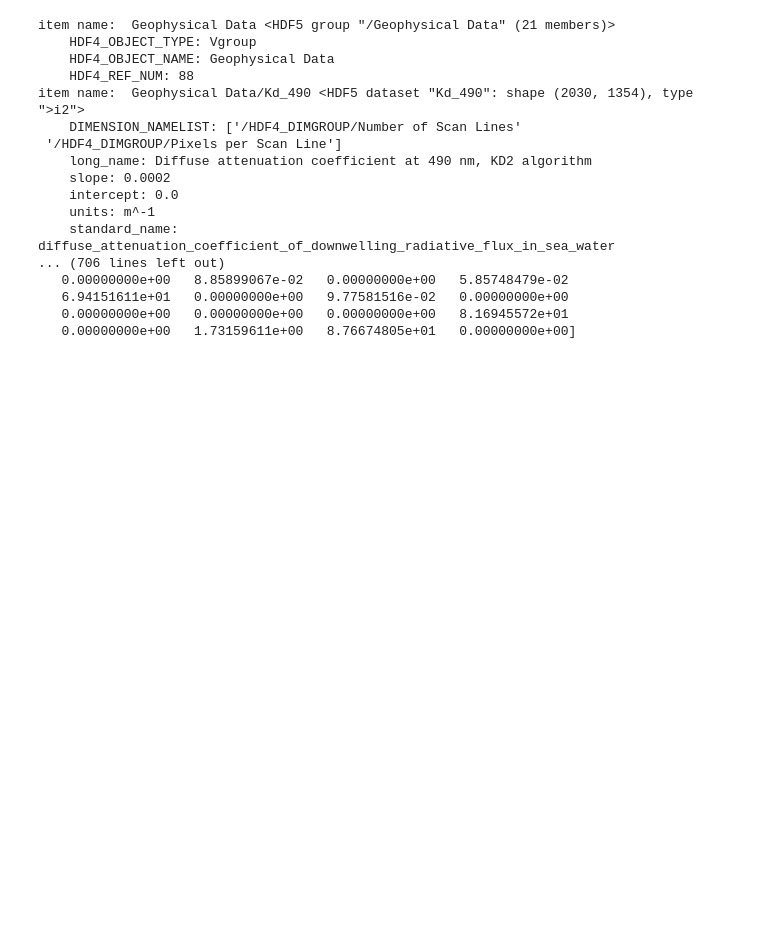
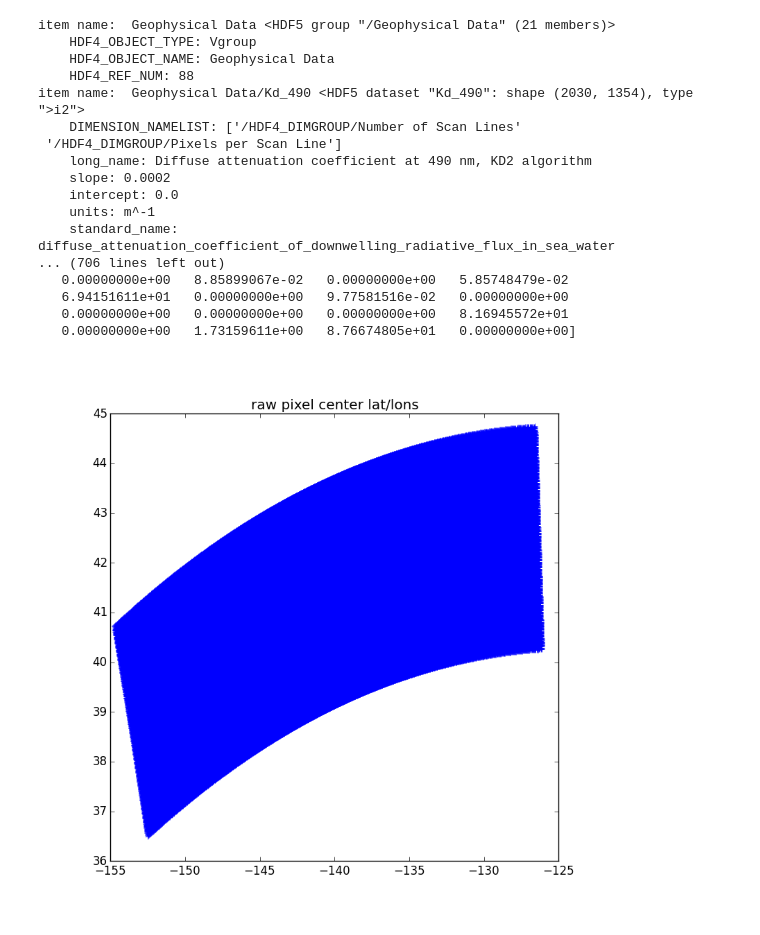
Before and after one commit to zsara/e582, a Jupyter notebook: notebooks/sz_level2.ipynb, the cells around one changed output. Drawn from its saved outputs; the diff is of its cells as text; code cells hidden in the pictures; blank space fills up the shorter version.

Commit message:
level2_with_plots

```diff
--- a/notebooks/sz_level2.ipynb
+++ b/notebooks/sz_level2.ipynb
@@ -32,3 +36,15 @@ item name:  Geophysical Data/Kd_490 <HDF5 dataset "Kd_490": shape (2030, 1354),
    6.94151611e+01   0.00000000e+00   9.77581516e-02   0.00000000e+00
    0.00000000e+00   0.00000000e+00   0.00000000e+00   8.16945572e+01
    0.00000000e+00   1.73159611e+00   8.76674805e+01   0.00000000e+00]
+# %%
+from __future__ import print_function
+import site
+site.addsitedir('../utilities')
+from IPython.display import Image
+Level2_1 = Image('C:\Users\Sara\Documents\GitHub\e582\src\level2_plot1.png')
+Level2_2 = Image('C:\Users\Sara\Documents\GitHub\e582\src\level2_plot2.png')
+Level2_3 = Image('C:\Users\Sara\Documents\GitHub\e582\src\level2_plot3.png')
+# %%
+Level2_1
+# %% [output]
+[figure, added]
```
Also changed, not shown: parts of 3 cells of this notebook, 9 other files.
